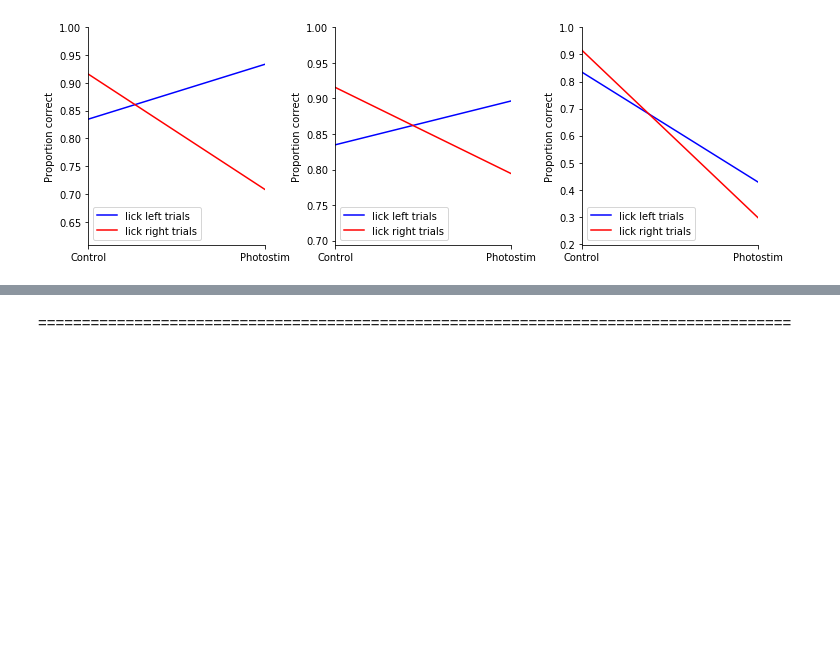
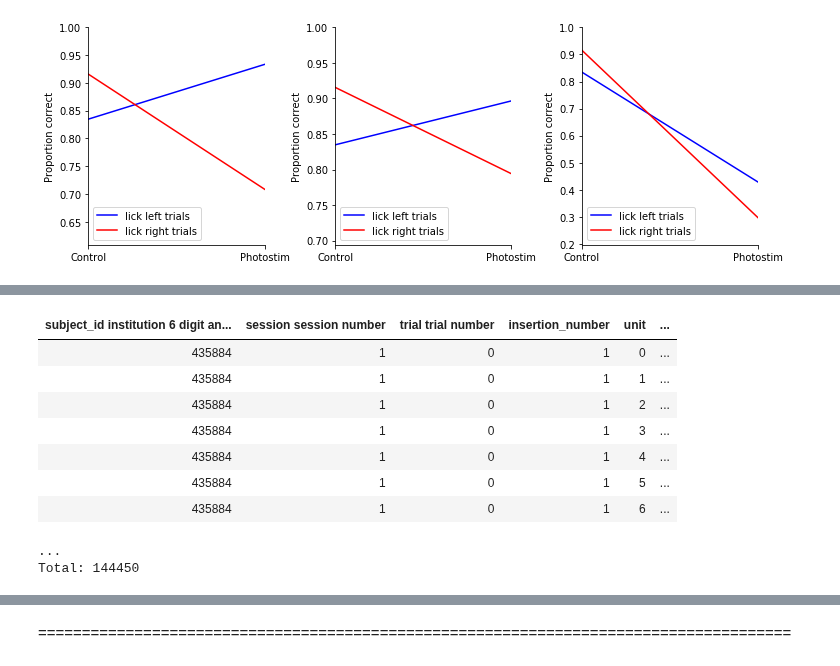
Before and after one commit to mesoscale-activity-map/map-ephys, a Jupyter notebook: notebook/plot_behavior.ipynb, the cells around one changed output, grey strips where cells are left out. Drawn from its saved outputs; the diff is of its cells as text; code cells hidden in the pictures; blank space fills up the shorter version.

```diff
--- a/notebook/plot_behavior.ipynb
+++ b/notebook/plot_behavior.ipynb
@@ -44 +62,14 @@ behavior_plot.plot_photostim_effect(session_key, bi_alm_photostim, axis=axs[2])
+# %%
+experiment.SessionTrial * ephys.Unit
+# %% [output]
+| subject_id institution 6 digit an... | session session number | trial trial number | insertion_number | unit | ... |
+| 435884 | 1 | 0 | 1 | 0 | ... |
+| 435884 | 1 | 0 | 1 | 1 | ... |
+| 435884 | 1 | 0 | 1 | 2 | ... |
+| 435884 | 1 | 0 | 1 | 3 | ... |
+| 435884 | 1 | 0 | 1 | 4 | ... |
+| 435884 | 1 | 0 | 1 | 5 | ... |
+| 435884 | 1 | 0 | 1 | 6 | ... |
+...
+Total: 144450
 # %%
```
Also changed, not shown: parts of 14 cells of this notebook, 1 other file.
